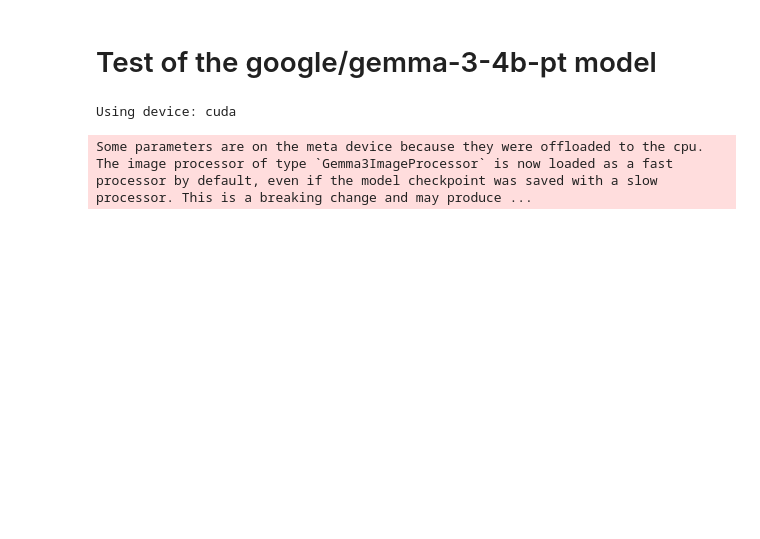
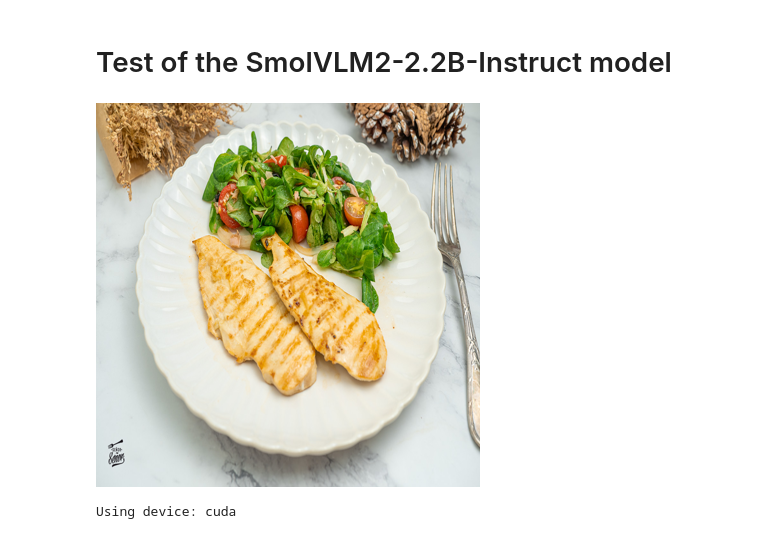
Before and after one commit to JorgeV20/Eat_smart, a Jupyter notebook: Finetuning/testing_pretrained_model.ipynb, the cells around one changed output. Cells and saved outputs as stored; diff of their text form; code cells hidden in the pictures; blank space fills up the shorter version.

Commit message:
changed model to SmolVLM2-2.2B-Instruct

```diff
--- a/Finetuning/testing_pretrained_model.ipynb
+++ b/Finetuning/testing_pretrained_model.ipynb
@@ -1,33 +1,38 @@
 # %% [markdown]
-# Test of the google/gemma-3-4b-pt model
+# Test of the SmolVLM2-2.2B-Instruct model
 # %%
 # pip install accelerate
 
-from transformers import AutoProcessor, Gemma3ForConditionalGeneration
+from transformers import AutoProcessor, AutoModelForImageTextToText
 from PIL import Image
-import requests
+import os
+# import requests
 import torch
 
-model_id = "google/gemma-3-4b-pt"
+model_id = "HuggingFaceTB/SmolVLM2-2.2B-Instruct"
 
-url = "https://huggingface.co/datasets/huggingface/documentation-images/resolve/main/bee.jpg"
-image = Image.open(requests.get(url, stream=True).raw)
+# url = "https://huggingface.co/datasets/huggingface/documentation-images/resolve/main/bee.jpg"
+# image = Image.open(requests.get(url, stream=True).raw)
+BASE_DIR = os.getcwd()              # notebook directory
+IMAGE_DIR = os.path.join(BASE_DIR, "..", "data")
+image_path = os.path.join(IMAGE_DIR, "chicken_food.jpg")
+image = Image.open(image_path).convert("RGB")
+# %%
+image = image.resize((384, 384))
+display(image)
+# %% [output]
+[figure, added]
 # %%
 device = "cuda" if torch.cuda.is_available() else "cpu"
 print("Using device:", device)
 # %% [output]
 Using device: cuda
 # %%
-model = Gemma3ForConditionalGeneration.from_pretrained(model_id,
-                                                       torch_dtype=torch.float16,
-                                                       device_map="auto" ).eval()
 processor = AutoProcessor.from_pretrained(model_id)
 
-prompt = "<start_of_image> in this image, there is"
-model_inputs = processor(text=prompt, images=image, return_tensors="pt").to(device)
-
-input_len = model_inputs["input_ids"].shape[-1]
+model = AutoModelForImageTextToText.from_pretrained(
+    model_id,
+    torch_dtype=torch.bfloat16,
+    _attn_implementation="eager"
+).to("cuda")
-# %% [output]
-Some parameters are on the meta device because they were offloaded to the cpu.
-The image processor of type `Gemma3ImageProcessor` is now loaded as a fast processor by default, even if the model checkpoint was saved with a slow processor. This is a breaking change and may produce ...
 # %%
```
Also changed, not shown: parts of 2 cells of this notebook.
